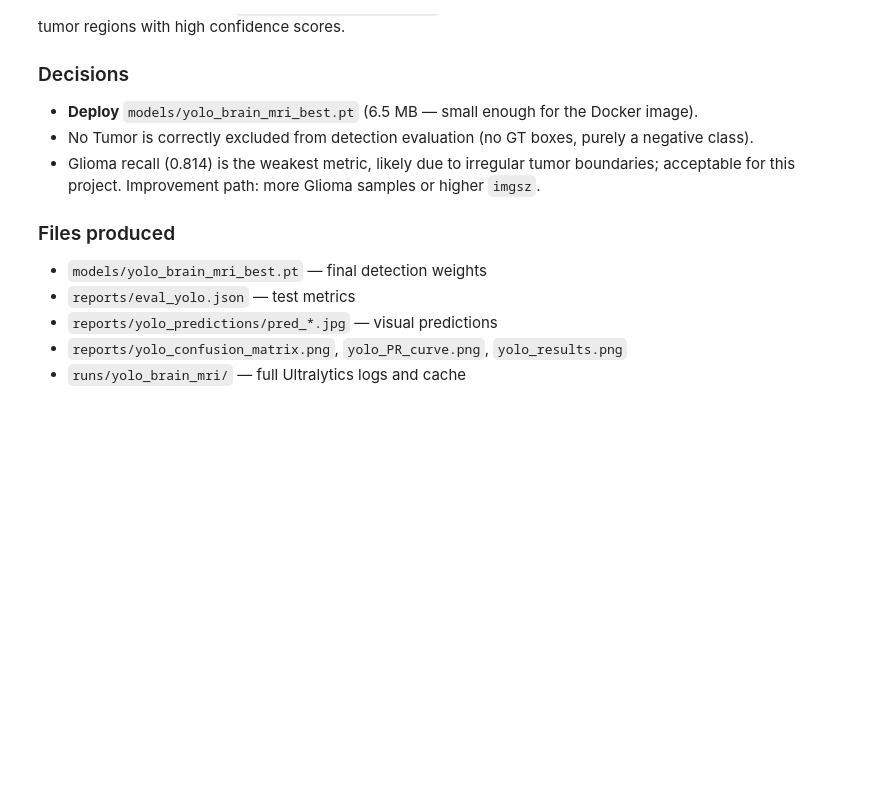
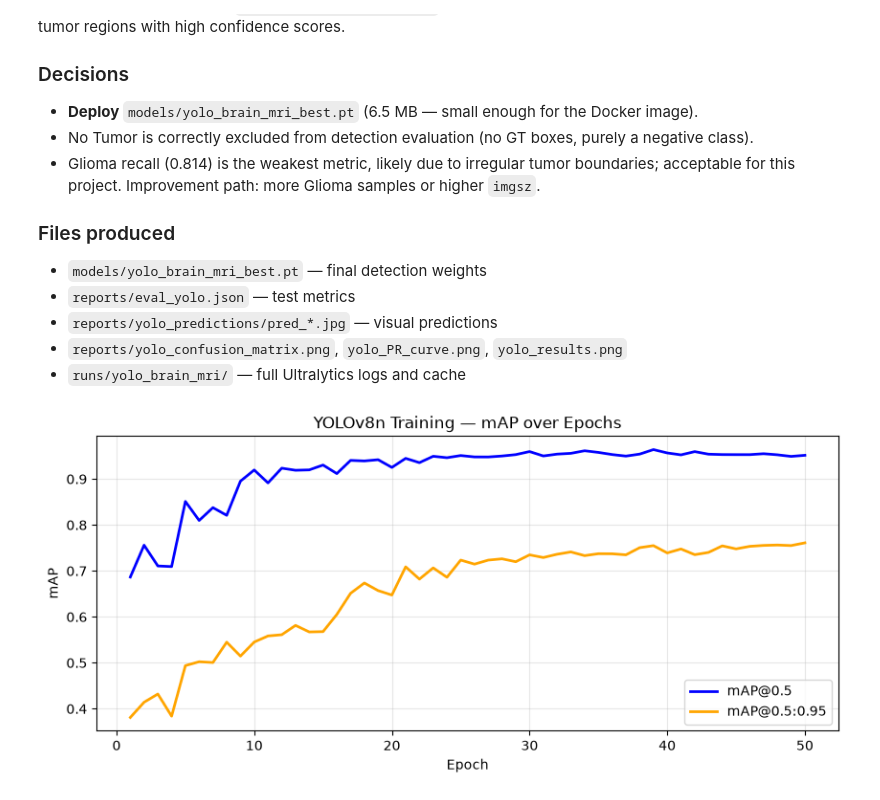
Before and after one commit to yassir-lazreq/MRI_class_DL, a Jupyter notebook: notebooks/05_detection.ipynb, the cells around one changed output. Saved outputs shown, nothing was run; the diff lists cells and outputs as text; code cells hidden in the pictures; blank space fills up the shorter version.

Commit message:
feat: update detection notebook
Co-authored-by: Copilot <223556219+Copilot@users.noreply.github.com>

```diff
--- a/notebooks/05_detection.ipynb
+++ b/notebooks/05_detection.ipynb
@@ -154,3 +154,25 @@ YOLOv8n fine-tuned on `data_set_yolo/` (4026 train / 511 val / 711 test):
 - `reports/yolo_predictions/pred_*.jpg` — visual predictions
 - `reports/yolo_confusion_matrix.png`, `yolo_PR_curve.png`, `yolo_results.png`
 - `runs/yolo_brain_mri/` — full Ultralytics logs and cache
+# %%
+import pandas as pd
+import matplotlib.pyplot as plt
+from pathlib import Path
+
+ROOT = Path(r"C:\Users\ycode\Desktop\2nd_YouCode\briefs\MRI_class_DL")
+
+# Load Ultralytics results
+df = pd.read_csv(ROOT / "runs" / "yolo_brain_mri" / "results.csv")
+df.columns = df.columns.str.strip()
+
+plt.figure(figsize=(10, 4))
+plt.plot(df["epoch"], df["metrics/mAP50(B)"], label="mAP@0.5", color="blue", lw=2)
+plt.plot(df["epoch"], df["metrics/mAP50-95(B)"], label="mAP@0.5:0.95", color="orange", lw=2)
+plt.title("YOLOv8n Training — mAP over Epochs")
+plt.xlabel("Epoch")
+plt.ylabel("mAP")
+plt.legend()
+plt.grid(alpha=0.3)
+plt.show()
+# %% [output]
+[figure, added]
```
Also changed, not shown: parts of 2 cells of this notebook.
